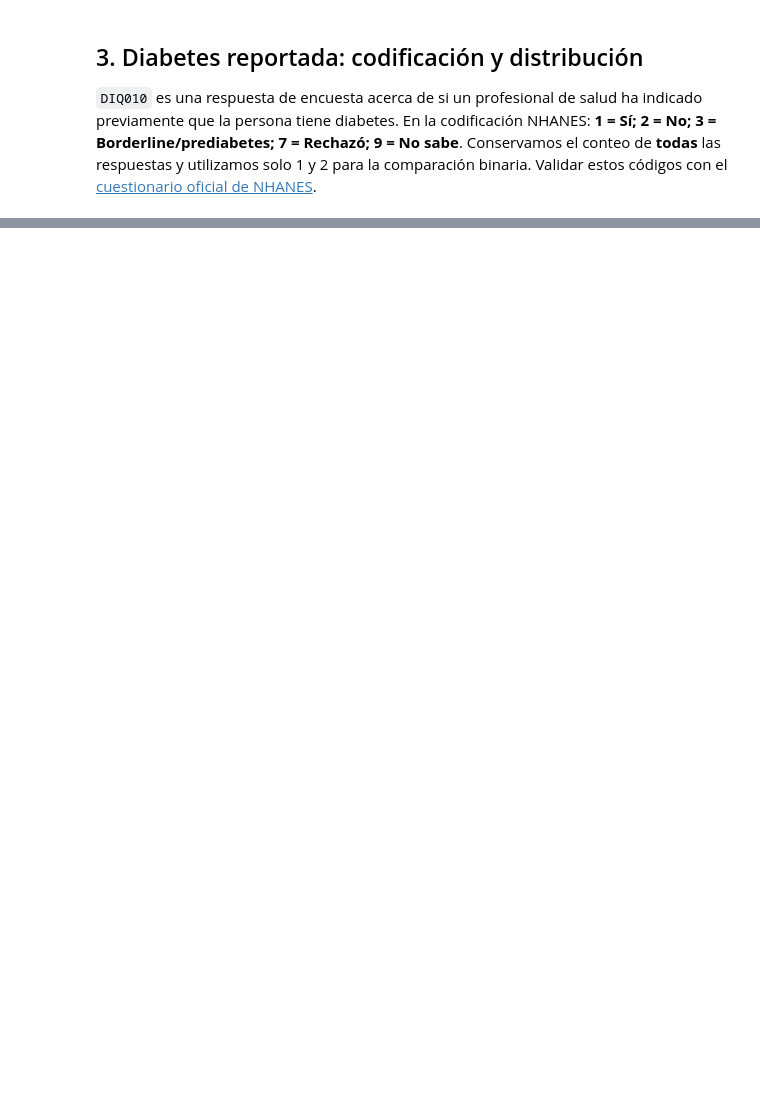
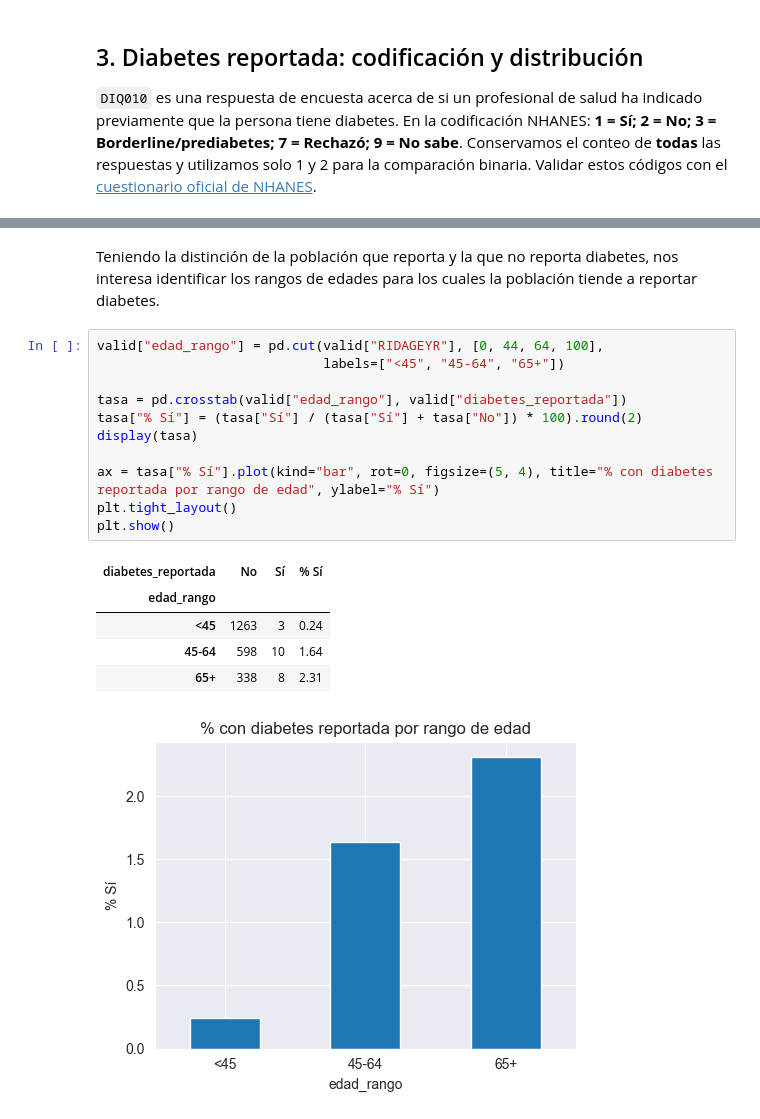
Before and after one commit to Alixguti9620/MIAD-DSA-Metabolic-Health-Explorer, a Jupyter notebook: scripts/03_exploracion_inicial_nhanes.ipynb, the cells around one changed output, grey strips where cells are left out. Drawn from its saved outputs; the diff is of its cells as text; blank space fills up the shorter version.

```diff
--- a/scripts/03_exploracion_inicial_nhanes.ipynb
+++ b/scripts/03_exploracion_inicial_nhanes.ipynb
@@ -121 +155,21 @@ print(f"Participantes con Sí/No: {len(valid):,}; respuestas excluidas de esta c
 Participantes con Sí/No: 2,220; respuestas excluidas de esta comparación: 58
+# %% [markdown]
+Teniendo la distinción de la población que reporta y la que no reporta diabetes, nos interesa identificar los rangos de edades para los cuales la población tiende a reportar diabetes.
+# %%
+valid["edad_rango"] = pd.cut(valid["RIDAGEYR"], [0, 44, 64, 100],
+                             labels=["<45", "45-64", "65+"])
+
+tasa = pd.crosstab(valid["edad_rango"], valid["diabetes_reportada"])
+tasa["% Sí"] = (tasa["Sí"] / (tasa["Sí"] + tasa["No"]) * 100).round(2)
+display(tasa)
+
+ax = tasa["% Sí"].plot(kind="bar", rot=0, figsize=(5, 4), title="% con diabetes reportada por rango de edad", ylabel="% Sí")
+plt.tight_layout()
+plt.show()
+# %% [output]
+| diabetes_reportada | No | Sí | % Sí |
+| edad_rango |  |  |  |
+| <45 | 1263 | 3 | 0.24 |
+| 45-64 | 598 | 10 | 1.64 |
+| 65+ | 338 | 8 | 2.31 |
+[figure, added]
```
Also changed, not shown: parts of 25 cells of this notebook, 13 other files.
